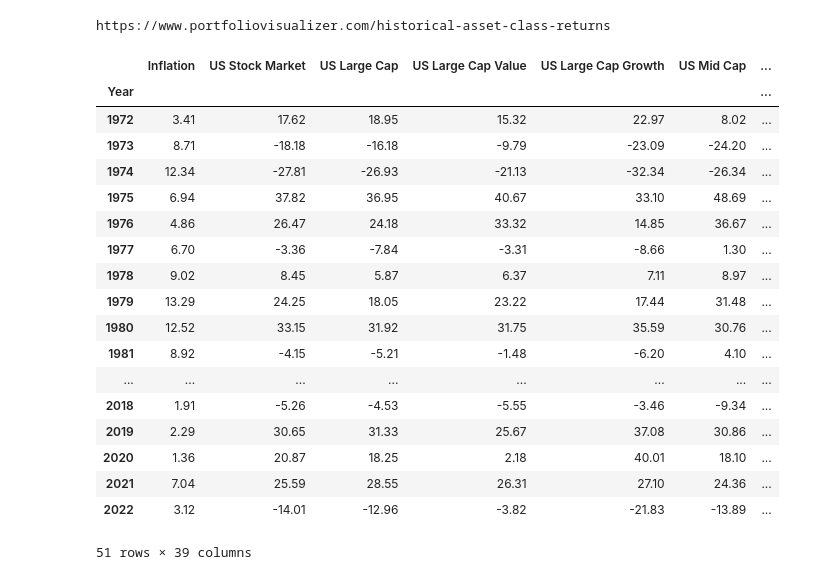
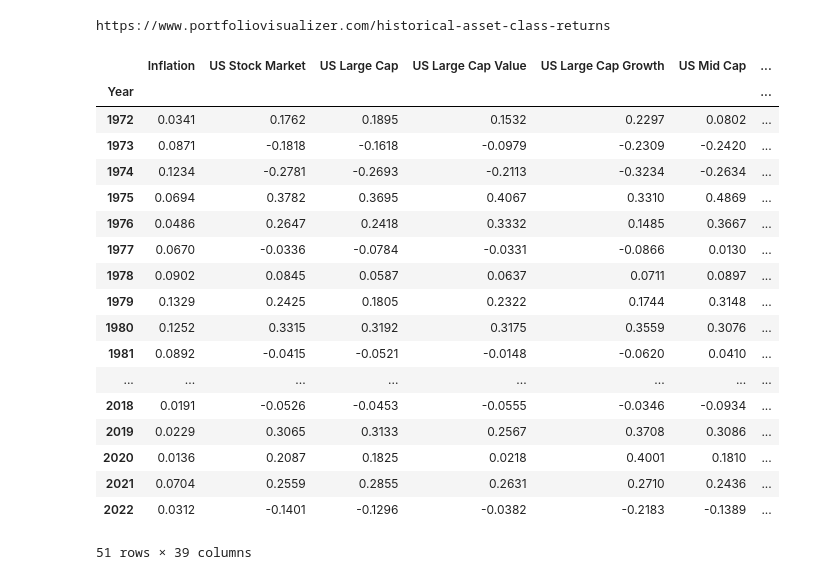
Before and after one commit to dbogatic/market_valuation, a Jupyter notebook: asset_class_returns.ipynb, the cells around one changed output. Cells and saved outputs as stored; diff of their text form; code cells hidden in the pictures.

Commit message:
edit annual returns data and plot cum returns

```diff
--- a/asset_class_returns.ipynb
+++ b/asset_class_returns.ipynb
@@ -24,32 +24,33 @@ https://www.portfoliovisualizer.com/historical-asset-class-returns
 # %%
 # Obtain data from the Asset Class Returns table (drop last comment row), set Year as datetime, convert values to float
 asset_class_returns = pd.read_html(str(html), attrs = {'class':'table table-striped table-condensed stickyHeaders'})[0]
 asset_class_returns = pd.DataFrame(asset_class_returns).drop(asset_class_returns.index[-1])
 asset_class_returns['Year'] = asset_class_returns['Year'].astype('string')
 asset_class_returns['Year'] = pd.to_datetime(asset_class_returns['Year']).dt.year
 asset_class_returns = asset_class_returns.set_index('Year')
 asset_class_returns =  asset_class_returns.replace('%','', regex=True).astype('float')
+asset_class_returns = asset_class_returns / 100
 asset_class_returns.to_csv('resources/asset_class_returns.csv')
 asset_class_returns
 # %% [output]
 |  | Inflation | US Stock Market | US Large Cap | US Large Cap Value | US Large Cap Growth | US Mid Cap | ... |
 | Year |  |  |  |  |  |  | ... |
-| 1972 | 3.41 | 17.62 | 18.95 | 15.32 | 22.97 | 8.02 | ... |
-| 1973 | 8.71 | -18.18 | -16.18 | -9.79 | -23.09 | -24.20 | ... |
-| 1974 | 12.34 | -27.81 | -26.93 | -21.13 | -32.34 | -26.34 | ... |
-| 1975 | 6.94 | 37.82 | 36.95 | 40.67 | 33.10 | 48.69 | ... |
-| 1976 | 4.86 | 26.47 | 24.18 | 33.32 | 14.85 | 36.67 | ... |
-| 1977 | 6.70 | -3.36 | -7.84 | -3.31 | -8.66 | 1.30 | ... |
-| 1978 | 9.02 | 8.45 | 5.87 | 6.37 | 7.11 | 8.97 | ... |
-| 1979 | 13.29 | 24.25 | 18.05 | 23.22 | 17.44 | 31.48 | ... |
-| 1980 | 12.52 | 33.15 | 31.92 | 31.75 | 35.59 | 30.76 | ... |
-| 1981 | 8.92 | -4.15 | -5.21 | -1.48 | -6.20 | 4.10 | ... |
+| 1972 | 0.0341 | 0.1762 | 0.1895 | 0.1532 | 0.2297 | 0.0802 | ... |
+| 1973 | 0.0871 | -0.1818 | -0.1618 | -0.0979 | -0.2309 | -0.2420 | ... |
+| 1974 | 0.1234 | -0.2781 | -0.2693 | -0.2113 | -0.3234 | -0.2634 | ... |
+| 1975 | 0.0694 | 0.3782 | 0.3695 | 0.4067 | 0.3310 | 0.4869 | ... |
+| 1976 | 0.0486 | 0.2647 | 0.2418 | 0.3332 | 0.1485 | 0.3667 | ... |
+| 1977 | 0.0670 | -0.0336 | -0.0784 | -0.0331 | -0.0866 | 0.0130 | ... |
+| 1978 | 0.0902 | 0.0845 | 0.0587 | 0.0637 | 0.0711 | 0.0897 | ... |
+| 1979 | 0.1329 | 0.2425 | 0.1805 | 0.2322 | 0.1744 | 0.3148 | ... |
+| 1980 | 0.1252 | 0.3315 | 0.3192 | 0.3175 | 0.3559 | 0.3076 | ... |
+| 1981 | 0.0892 | -0.0415 | -0.0521 | -0.0148 | -0.0620 | 0.0410 | ... |
 | ... | ... | ... | ... | ... | ... | ... | ... |
-| 2018 | 1.91 | -5.26 | -4.53 | -5.55 | -3.46 | -9.34 | ... |
-| 2019 | 2.29 | 30.65 | 31.33 | 25.67 | 37.08 | 30.86 | ... |
-| 2020 | 1.36 | 20.87 | 18.25 | 2.18 | 40.01 | 18.10 | ... |
-| 2021 | 7.04 | 25.59 | 28.55 | 26.31 | 27.10 | 24.36 | ... |
-| 2022 | 3.12 | -14.01 | -12.96 | -3.82 | -21.83 | -13.89 | ... |
+| 2018 | 0.0191 | -0.0526 | -0.0453 | -0.0555 | -0.0346 | -0.0934 | ... |
+| 2019 | 0.0229 | 0.3065 | 0.3133 | 0.2567 | 0.3708 | 0.3086 | ... |
+| 2020 | 0.0136 | 0.2087 | 0.1825 | 0.0218 | 0.4001 | 0.1810 | ... |
+| 2021 | 0.0704 | 0.2559 | 0.2855 | 0.2631 | 0.2710 | 0.2436 | ... |
+| 2022 | 0.0312 | -0.1401 | -0.1296 | -0.0382 | -0.2183 | -0.1389 | ... |
 51 rows × 39 columns
 # %%
 # Display keys
```
Also changed, not shown: parts of 1 cell of this notebook, 1 other file.
